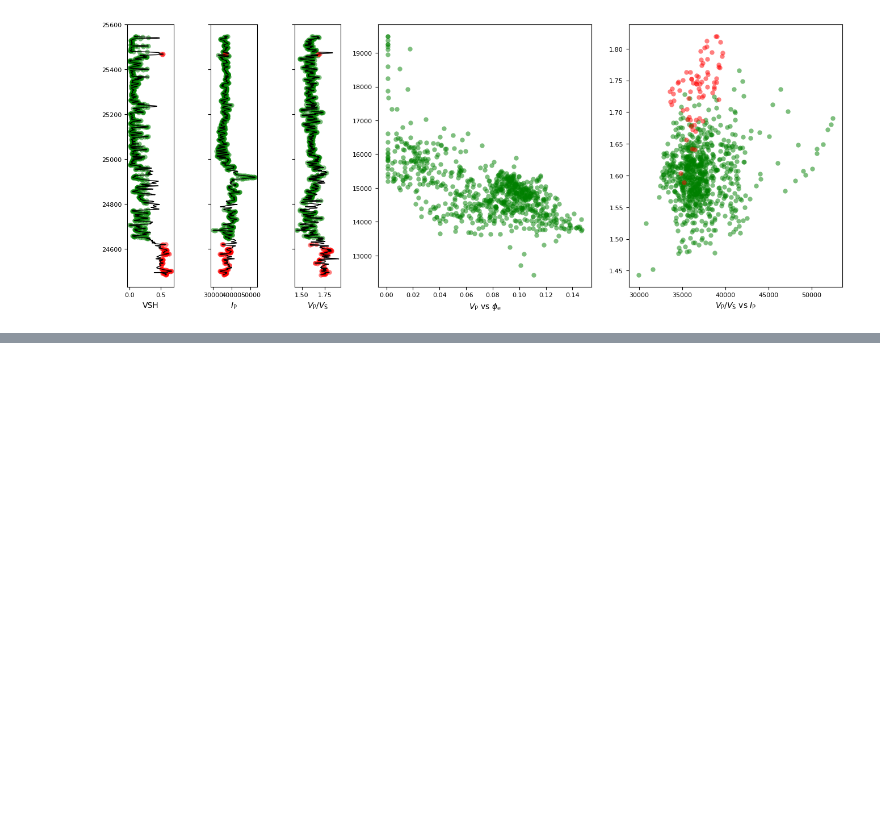
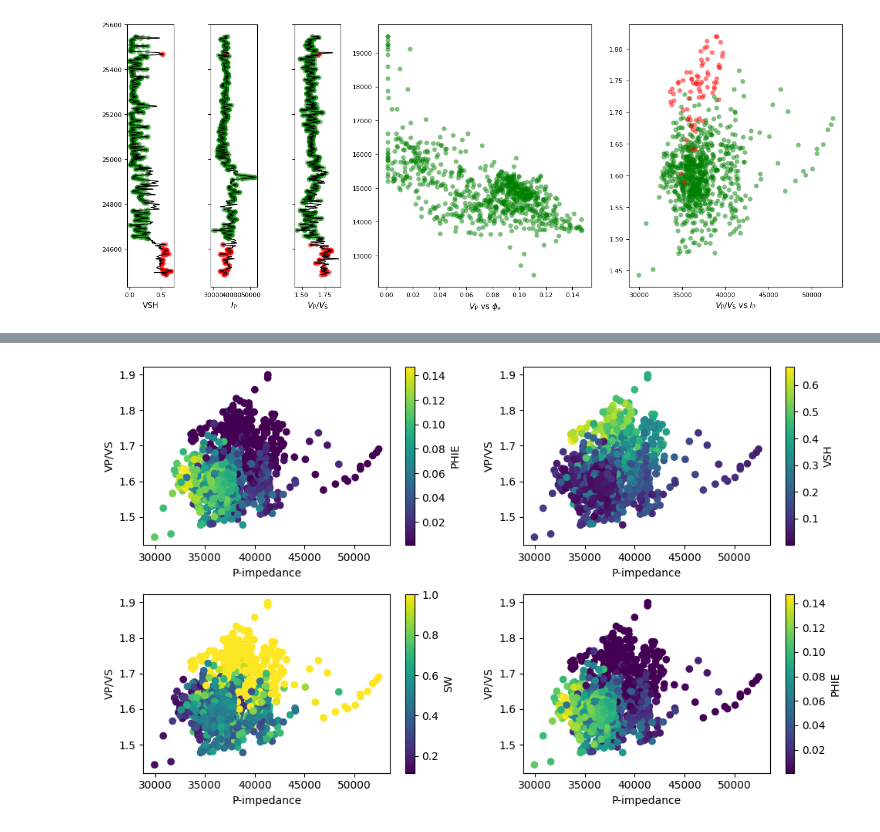
Before and after one commit to rajsahu2004/Rock-Physics-Project, a Jupyter notebook: code.ipynb, the cells around one changed output, grey strips where cells are left out. Saved outputs shown, nothing was run; the diff lists cells and outputs as text; code cells hidden in the pictures; blank space fills up the shorter version.

```diff
--- a/code.ipynb
+++ b/code.ipynb
@@ -658,0 +228,24 @@ plt.title('GAS case, phi=0.25')
+# %%
+df = L.copy()
+df['VP_VS'] = df['VP'] / df['VS']
+fig, axes = plt.subplots(2,2,figsize=(10,6))
+sc = axes[0,0].scatter(df['IP'], df['VP_VS'], c=df['PHIE'], marker='o')
+cbar = plt.colorbar(sc, ax=axes[0,0], label='PHIE')
+axes[0,0].set_xlabel('P-impedance')
+axes[0,0].set_ylabel('VP/VS')
+sc = axes[0,1].scatter(df['IP'], df['VP_VS'], c=df['VSH'], marker='o')
+cbar = plt.colorbar(sc, ax=axes[0,1], label='VSH')
+axes[0,1].set_xlabel('P-impedance')
+axes[0,1].set_ylabel('VP/VS')
+sc = axes[1,0].scatter(df['IP'], df['VP_VS'], c=df['SW'], marker='o')
+cbar = plt.colorbar(sc, ax=axes[1,0], label='SW')
+axes[1,0].set_xlabel('P-impedance')
+axes[1,0].set_ylabel('VP/VS')
+sc = axes[1,1].scatter(df['IP'], df['VP_VS'], c=df['PHIE'], marker='o')
+cbar = plt.colorbar(sc, ax=axes[1,1], label='PHIE')
+axes[1,1].set_xlabel('P-impedance')
+axes[1,1].set_ylabel('VP/VS')
+plt.tight_layout()
+plt.show()
+# %% [output]
+[figure, added]
```
Also changed, not shown: parts of 29 cells of this notebook.
